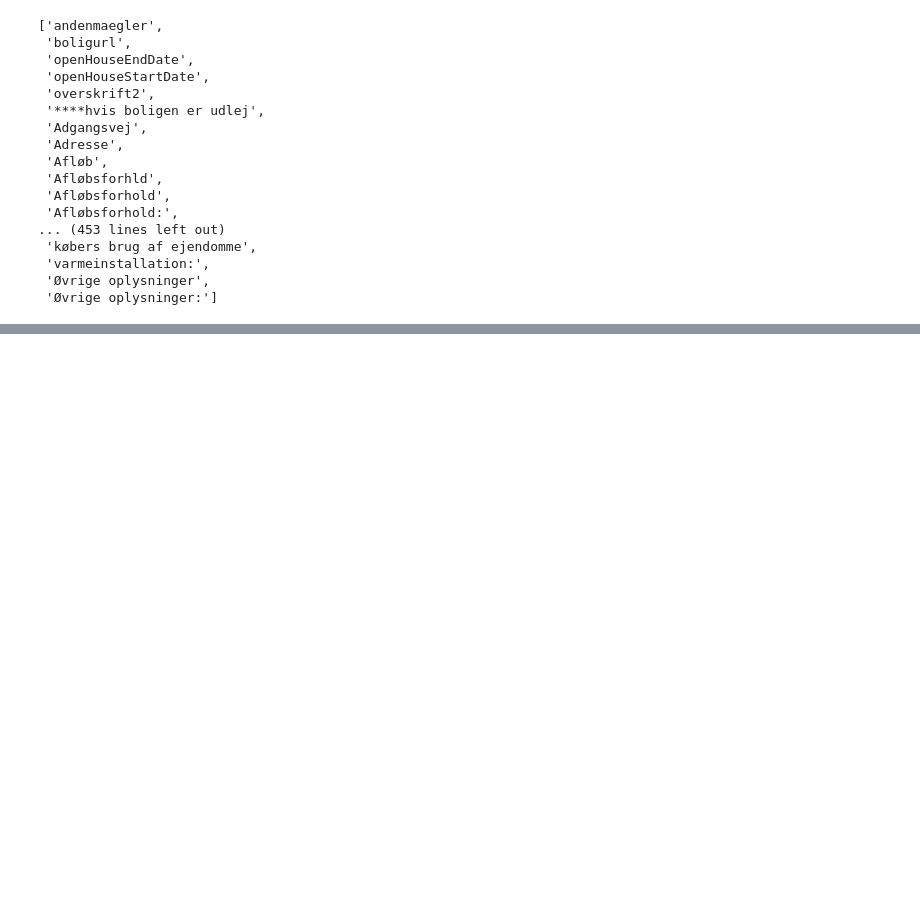
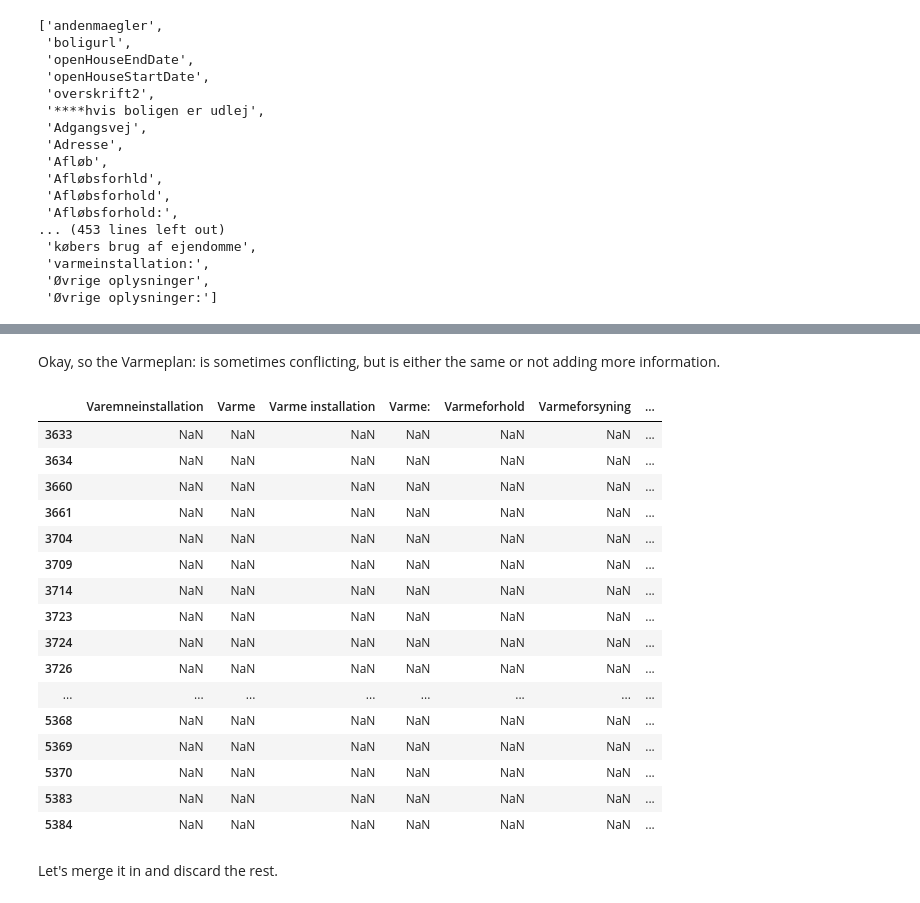
Before and after one commit to mbroend/predicting-home-prices, a Jupyter notebook: Data Wrangling.ipynb, the cells around one changed output, grey strips where cells are left out. Cells and saved outputs as stored; diff of their text form; code cells hidden in the pictures; blank space fills up the shorter version.

```diff
--- a/Data Wrangling.ipynb
+++ b/Data Wrangling.ipynb
@@ -1026,0 +1366,8 @@ df_clean.to_csv('home_data_clean.csv')
+# %%
+df_clean.Vinduer.fillna(df_clean['Vinduer:'], inplace = True)
+# %%
+df_clean.drop(axis = 1,
+              columns = ['Vinduer:', 'Vinduer og yderdøre'],
+              inplace = True)
+df_clean.rename(columns = {"Vinduer": "Windows"}, inplace = True)
+df_clean.head()
@@ -1026,0 +1383,3 @@ df_clean.to_csv('home_data_clean.csv')
+# %%
+heat_cols = df_clean.columns.to_list()[-15:-3]
+df_clean[heat_cols].info()
@@ -1026,0 +1465,24 @@ df_clean.to_csv('home_data_clean.csv')
+# %% [markdown]
+Okay, so the Varmeplan: is sometimes conflicting, but is either the same or not adding more information.
+# %%
+df_clean[~df_clean['Varmeplan'].isnull()][heat_cols]
+# %% [output]
+|  | Varemneinstallation | Varme | Varme installation | Varme: | Varmeforhold | Varmeforsyning | ... |
+| 3633 | NaN | NaN | NaN | NaN | NaN | NaN | ... |
+| 3634 | NaN | NaN | NaN | NaN | NaN | NaN | ... |
+| 3660 | NaN | NaN | NaN | NaN | NaN | NaN | ... |
+| 3661 | NaN | NaN | NaN | NaN | NaN | NaN | ... |
+| 3704 | NaN | NaN | NaN | NaN | NaN | NaN | ... |
+| 3709 | NaN | NaN | NaN | NaN | NaN | NaN | ... |
+| 3714 | NaN | NaN | NaN | NaN | NaN | NaN | ... |
+| 3723 | NaN | NaN | NaN | NaN | NaN | NaN | ... |
+| 3724 | NaN | NaN | NaN | NaN | NaN | NaN | ... |
+| 3726 | NaN | NaN | NaN | NaN | NaN | NaN | ... |
+| ... | ... | ... | ... | ... | ... | ... | ... |
+| 5368 | NaN | NaN | NaN | NaN | NaN | NaN | ... |
+| 5369 | NaN | NaN | NaN | NaN | NaN | NaN | ... |
+| 5370 | NaN | NaN | NaN | NaN | NaN | NaN | ... |
+| 5383 | NaN | NaN | NaN | NaN | NaN | NaN | ... |
+| 5384 | NaN | NaN | NaN | NaN | NaN | NaN | ... |
+# %% [markdown]
+Let's merge it in and discard the rest.
```
Also changed, not shown: parts of 62 cells of this notebook, 1 other file.
